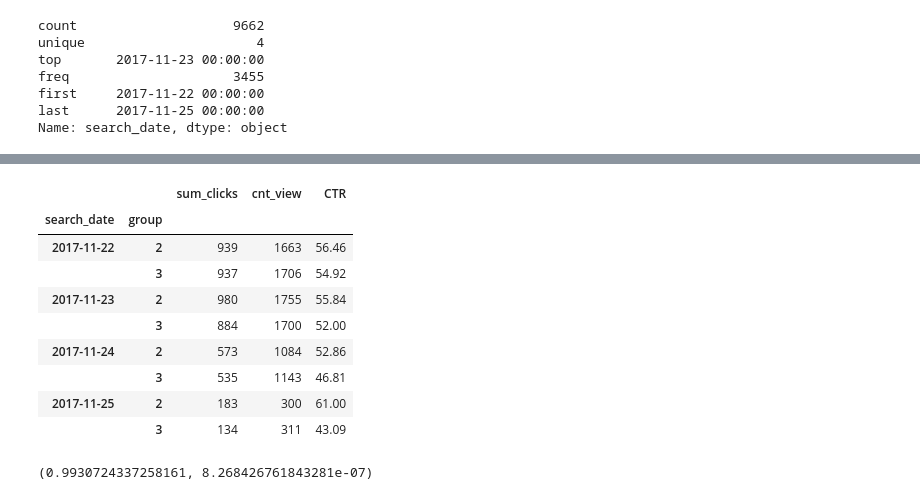
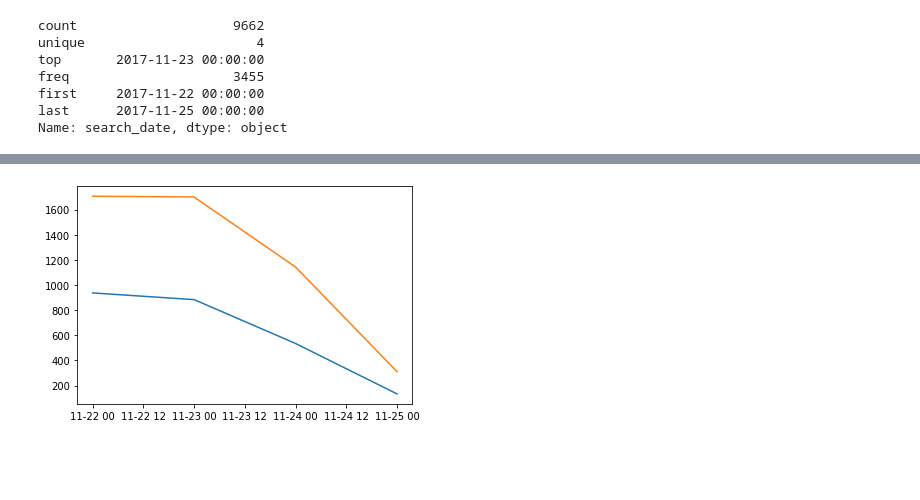
Before and after one commit to nshovkun/Analytics, a Jupyter notebook: statistics_part_3.ipynb, the cells around one changed output, grey strips where cells are left out. Drawn from its saved outputs; the diff is of its cells as text; code cells hidden in the pictures; blank space fills up the shorter version.

```diff
--- a/statistics_part_3.ipynb
+++ b/statistics_part_3.ipynb
@@ -138,14 +185,0 @@ pivot
-# %%
-pivot['CTR'] = round(pivot['sum_clicks'].div(pivot['cnt_view']) * 100, 2)
-pivot
-# %% [output]
-|  |  | sum_clicks | cnt_view | CTR |
-| search_date | group |  |  |  |
-| 2017-11-22 | 2 | 939 | 1663 | 56.46 |
-|  | 3 | 937 | 1706 | 54.92 |
-| 2017-11-23 | 2 | 980 | 1755 | 55.84 |
-|  | 3 | 884 | 1700 | 52.00 |
-| 2017-11-24 | 2 | 573 | 1084 | 52.86 |
-|  | 3 | 535 | 1143 | 46.81 |
-| 2017-11-25 | 2 | 183 | 300 | 61.00 |
-|  | 3 | 134 | 311 | 43.09 |
@@ -154,4 +186,9 @@ import scipy.stats  as stats
-# %%
-stats.pearsonr(pivot['sum_clicks'], pivot['cnt_view'])
-# %% [output]
-(0.9930724337258161, 8.268426761843281e-07)
+# %%
+def name_plot(group):
+    data = pivot[['sum_clicks', 'cnt_view']].loc[group]
+
+    plt.plot(data.index, data.values)
+# %%
+name_plot(3)
+# %% [output]
+[figure, added]
```
Also changed, not shown: parts of 16 cells of this notebook.
